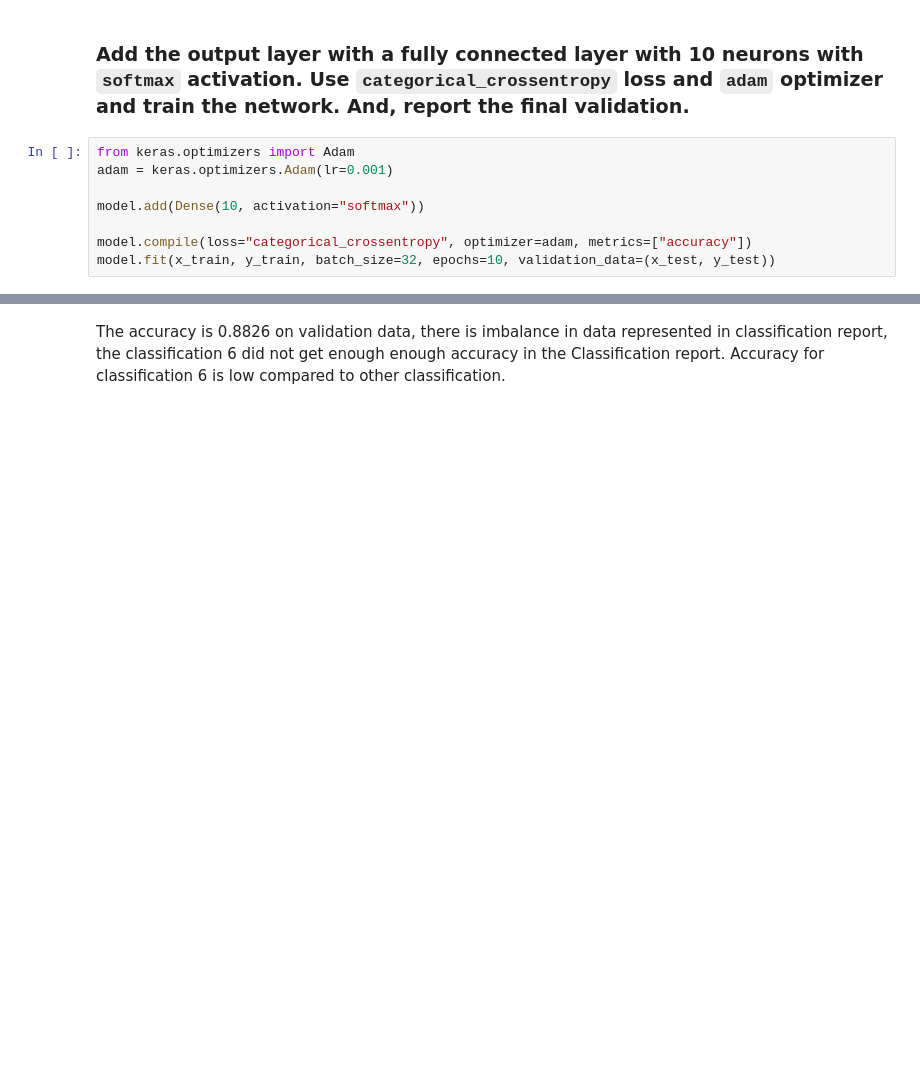
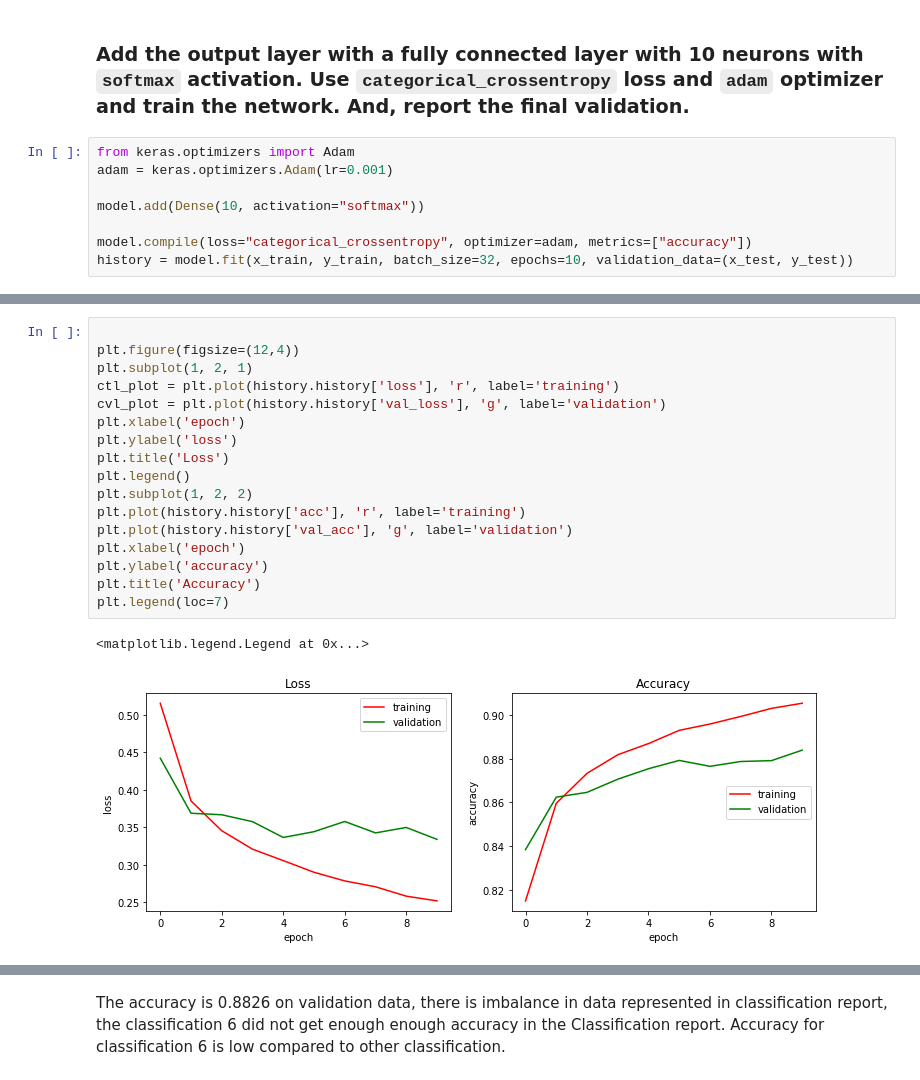
Before and after one commit to Malaratgithub/Machine-Learning-Python, a Jupyter notebook: R7/External/R7_ExternalLab_Questions (1).ipynb, the cells around one changed output, grey strips where cells are left out. Saved outputs shown, nothing was run; the diff lists cells and outputs as text; blank space fills up the shorter version.

```diff
--- a/R7/External/R7_ExternalLab_Questions (1).ipynb
+++ b/R7/External/R7_ExternalLab_Questions (1).ipynb
@@ -90,7 +90,7 @@ adam = keras.optimizers.Adam(lr=0.001)
 model.add(Dense(10, activation="softmax"))
 
 model.compile(loss="categorical_crossentropy", optimizer=adam, metrics=["accuracy"])
-model.fit(x_train, y_train, batch_size=32, epochs=10, validation_data=(x_test, y_test))
+history = model.fit(x_train, y_train, batch_size=32, epochs=10, validation_data=(x_test, y_test))
 # %% [output]
 Train on 60000 samples, validate on 10000 samples
 Epoch 1/10
@@ -113,3 +112,23 @@ Epoch 10/10
+# %%
+
+plt.figure(figsize=(12,4))
+plt.subplot(1, 2, 1)
+ctl_plot = plt.plot(history.history['loss'], 'r', label='training')
+cvl_plot = plt.plot(history.history['val_loss'], 'g', label='validation')
+plt.xlabel('epoch')
+plt.ylabel('loss')
+plt.title('Loss')
+plt.legend()
+plt.subplot(1, 2, 2)
+plt.plot(history.history['acc'], 'r', label='training')
+plt.plot(history.history['val_acc'], 'g', label='validation')
+plt.xlabel('epoch')
+plt.ylabel('accuracy')
+plt.title('Accuracy')
+plt.legend(loc=7)
+# %% [output]
+<matplotlib.legend.Legend at 0x...>
+[figure, added]
 # %%
 score=model.evaluate(x_test,y_test)
 print("Validation report : ",score)
```
Also changed, not shown: parts of 4 cells of this notebook.
